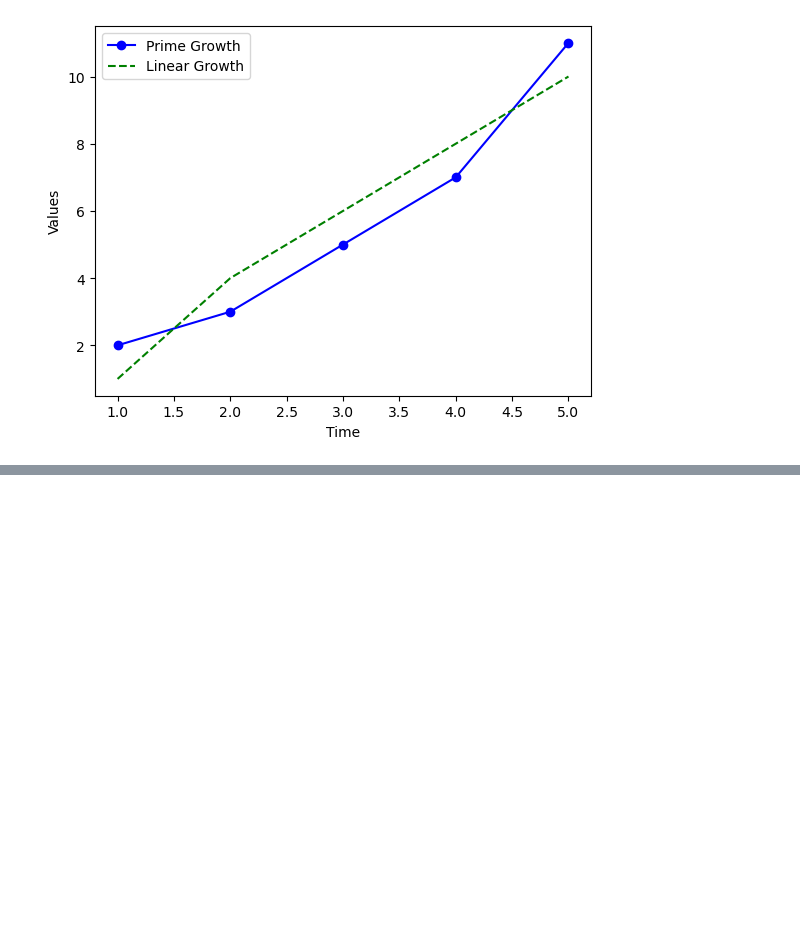
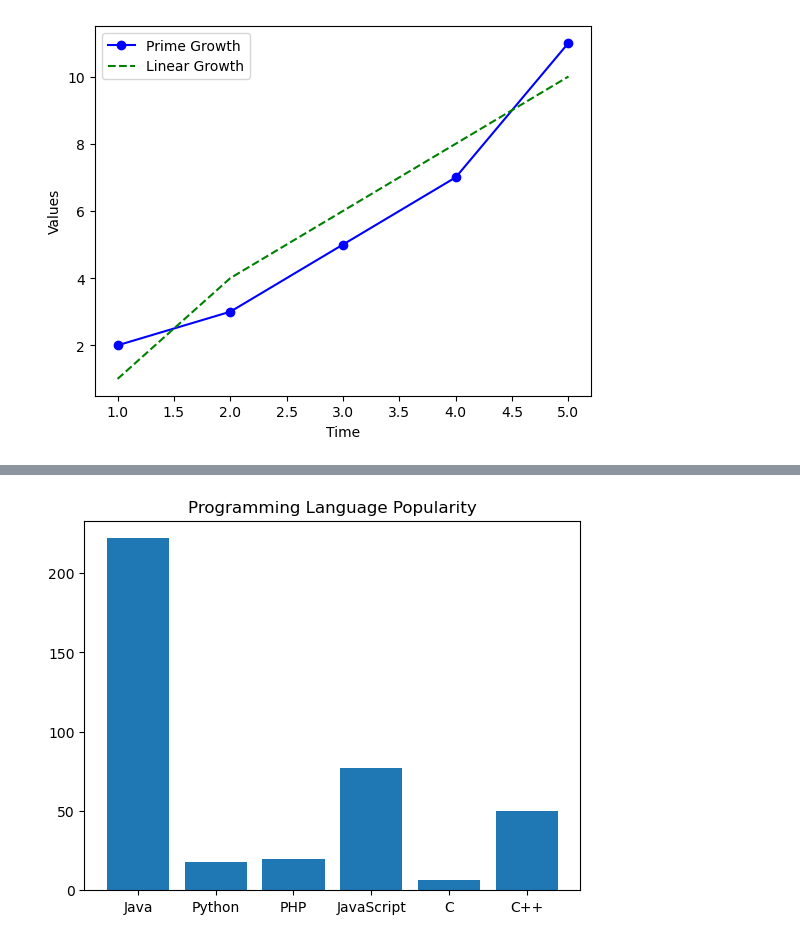
Before and after one commit to Subisuresh321/MCA_S3, a Jupyter notebook: DATA_SCI/Exercise3.ipynb, the cells around one changed output, grey strips where cells are left out. Saved outputs shown, nothing was run; the diff lists cells and outputs as text; code cells hidden in the pictures; blank space fills up the shorter version.

```diff
--- a/DATA_SCI/Exercise3.ipynb
+++ b/DATA_SCI/Exercise3.ipynb
@@ -60,0 +64,9 @@ plt.plot(a,b,marker='.')
+# %%
+languages = np.array(['Java', 'Python', 'PHP', 'JavaScript', 'C', 'C++'])
+popularity = np.array([222, 17.6, 20, 77, 6.7, 50])
+
+plt.bar(languages, popularity)
+plt.title("Programming Language Popularity")
+plt.show()
+# %% [output]
+[figure, added]
```
Also changed, not shown: parts of 7 cells of this notebook, 2 other files.
